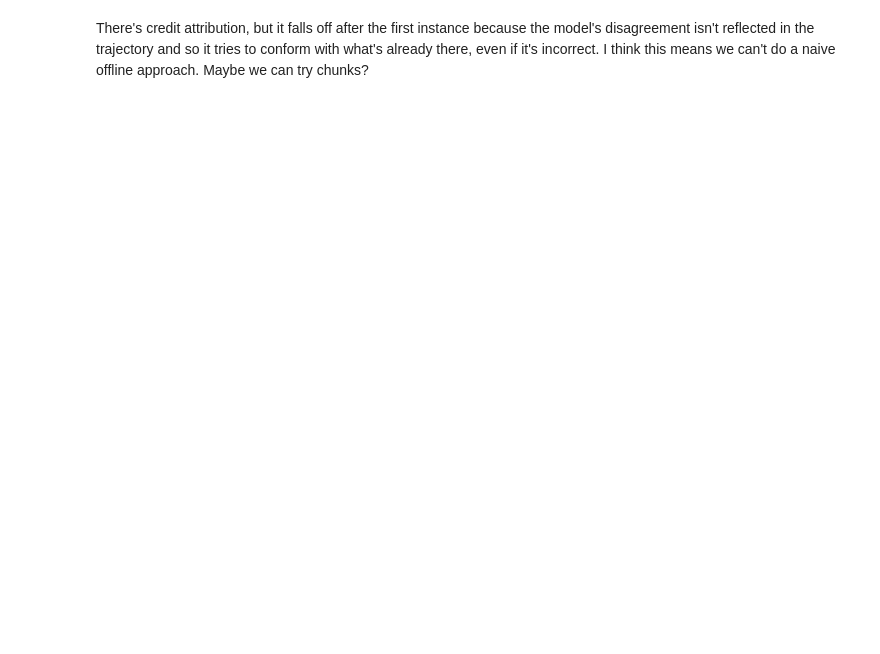
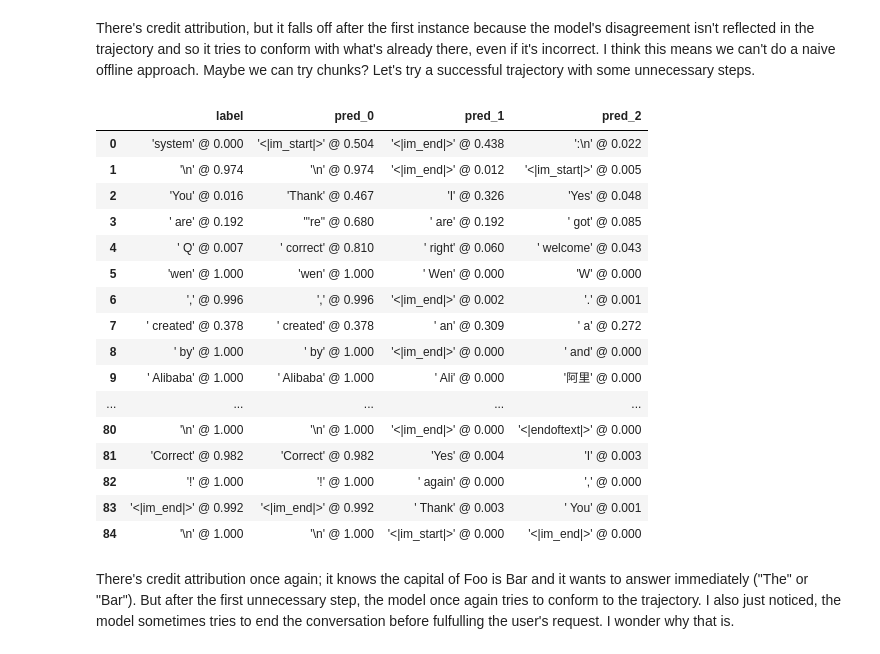
Before and after one commit to EthanKim8683/Machine-Learning, a Jupyter notebook: ocsd/experiment.ipynb, the cells around one changed output. Cells and saved outputs as stored; diff of their text form; code cells hidden in the pictures; blank space fills up the shorter version.

Commit message:
Add unnecessary steps experiment

```diff
--- a/ocsd/experiment.ipynb
+++ b/ocsd/experiment.ipynb
@@ -63,2 +69,53 @@ Reconstructing (incomplete total...): |          |  0.00B /  0.00B
 # %% [markdown]
-There's credit attribution, but it falls off after the first instance because the model's disagreement isn't reflected in the trajectory and so it tries to conform with what's already there, even if it's incorrect. I think this means we can't do a naive offline approach. Maybe we can try chunks?
+There's credit attribution, but it falls off after the first instance because the model's disagreement isn't reflected in the trajectory and so it tries to conform with what's already there, even if it's incorrect. I think this means we can't do a naive offline approach. Maybe we can try chunks? Let's try a successful trajectory with some unnecessary steps.
+# %%
+ocsd([
+    {
+        "role": "user",
+        "content": "What is the capital of Foo?"
+    },
+    {
+        "role": "assistant",
+        "content": "Ethan is cool."
+    },
+    {
+        "role": "user",
+        "content": "Huh."
+    },
+    {
+        "role": "assistant",
+        "content": "I love tacos."
+    },
+    {
+        "role": "user",
+        "content": "Okay."
+    },
+    {
+        "role": "assistant",
+        "content": "The capital of Foo is Bar."
+    },
+    {
+        "role": "user",
+        "content": "Correct!"
+    }
+])
+# %% [output]
+|  | label | pred_0 | pred_1 | pred_2 |
+| 0 | 'system' @ 0.000 | '<|im_start|>' @ 0.504 | '<|im_end|>' @ 0.438 | ':\n' @ 0.022 |
+| 1 | '\n' @ 0.974 | '\n' @ 0.974 | '<|im_end|>' @ 0.012 | '<|im_start|>' @ 0.005 |
+| 2 | 'You' @ 0.016 | 'Thank' @ 0.467 | 'I' @ 0.326 | 'Yes' @ 0.048 |
+| 3 | ' are' @ 0.192 | "'re" @ 0.680 | ' are' @ 0.192 | ' got' @ 0.085 |
+| 4 | ' Q' @ 0.007 | ' correct' @ 0.810 | ' right' @ 0.060 | ' welcome' @ 0.043 |
+| 5 | 'wen' @ 1.000 | 'wen' @ 1.000 | ' Wen' @ 0.000 | 'W' @ 0.000 |
+| 6 | ',' @ 0.996 | ',' @ 0.996 | '<|im_end|>' @ 0.002 | '.' @ 0.001 |
+| 7 | ' created' @ 0.378 | ' created' @ 0.378 | ' an' @ 0.309 | ' a' @ 0.272 |
+| 8 | ' by' @ 1.000 | ' by' @ 1.000 | '<|im_end|>' @ 0.000 | ' and' @ 0.000 |
+| 9 | ' Alibaba' @ 1.000 | ' Alibaba' @ 1.000 | ' Ali' @ 0.000 | '阿里' @ 0.000 |
+| ... | ... | ... | ... | ... |
+| 80 | '\n' @ 1.000 | '\n' @ 1.000 | '<|im_end|>' @ 0.000 | '<|endoftext|>' @ 0.000 |
+| 81 | 'Correct' @ 0.982 | 'Correct' @ 0.982 | 'Yes' @ 0.004 | 'I' @ 0.003 |
+| 82 | '!' @ 1.000 | '!' @ 1.000 | ' again' @ 0.000 | ',' @ 0.000 |
+| 83 | '<|im_end|>' @ 0.992 | '<|im_end|>' @ 0.992 | ' Thank' @ 0.003 | ' You' @ 0.001 |
+| 84 | '\n' @ 1.000 | '\n' @ 1.000 | '<|im_start|>' @ 0.000 | '<|im_end|>' @ 0.000 |
+# %% [markdown]
+There's credit attribution once again; it knows the capital of Foo is Bar and it wants to answer immediately ("The" or "Bar"). But after the first unnecessary step, the model once again tries to conform to the trajectory. I also just noticed, the model sometimes tries to end the conversation before fulfulling the user's request. I wonder why that is.
```
Also changed, not shown: parts of 2 cells of this notebook.
